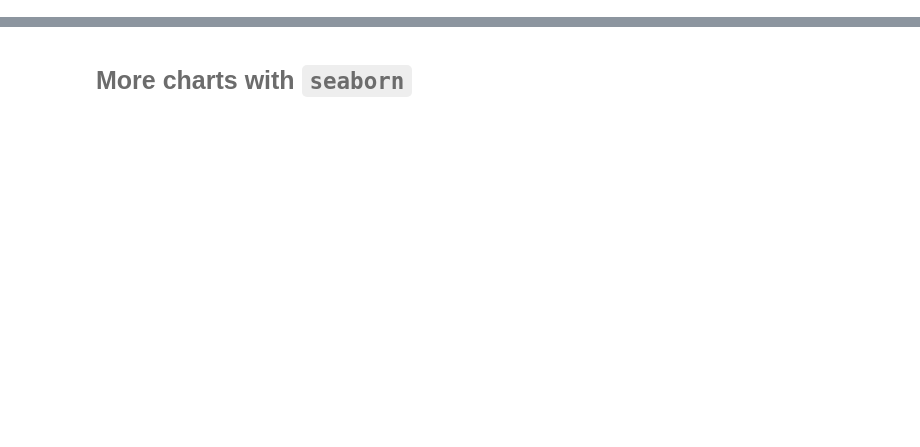
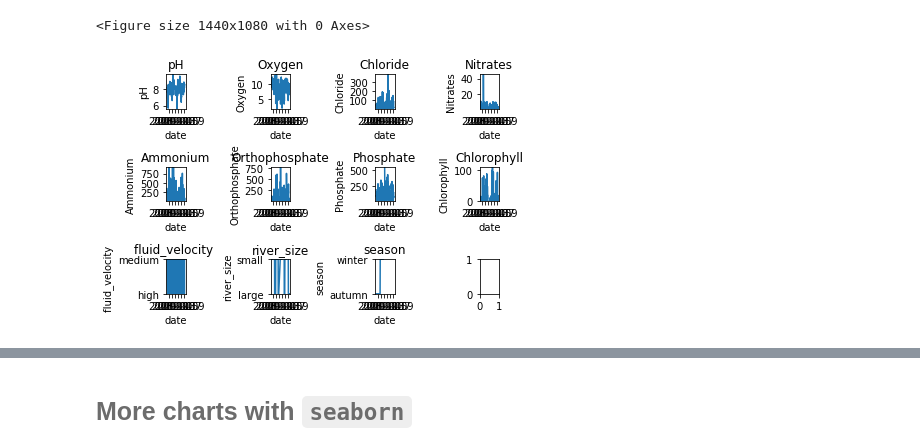
Before and after one commit to psinogas/DSlabs2019, a Jupyter notebook: Lab02.ipynb, the cells around one changed output, grey strips where cells are left out. Cells and saved outputs as stored; diff of their text form; code cells hidden in the pictures; blank space fills up the shorter version.

```diff
--- a/Lab02.ipynb
+++ b/Lab02.ipynb
@@ -23,0 +86,25 @@ If these parameters are not given, the default values will be
+# %%
+def line_chart(ax, series, title, xlabel, ylabel, ymin, ymax):
+    ax.set_ylim(ymin, ymax)
+    ax.set_title(title)
+    ax.set_xlabel(xlabel)
+    ax.set_ylabel(ylabel)
+    ax.plot(series)
+
+def choose_grid(nr):
+    return nr // 5 + 1, 5
+
+(rows, cols) = (3, 4) #choose_grid(data.shape[1])
+plt.figure(figsize=(cols*5, rows*5))
+fig, axs = plt.subplots(rows, cols)
+i, j, n = 0, 0, 0
+
+for col in data:
+    line_chart(axs[i, j], data[col], col, 'date', col, ymin=data[col].min(), ymax=data[col].max())
+    n = n + 1
+    i, j = (i + 1, 0) if n % cols == 0 else (i, j + 1)
+plt.tight_layout()
+plt.show()
+# %% [output]
+<Figure size 1440x1080 with 0 Axes>
+[figure, added]
```
Also changed, not shown: parts of 14 cells of this notebook, 2 other files.
